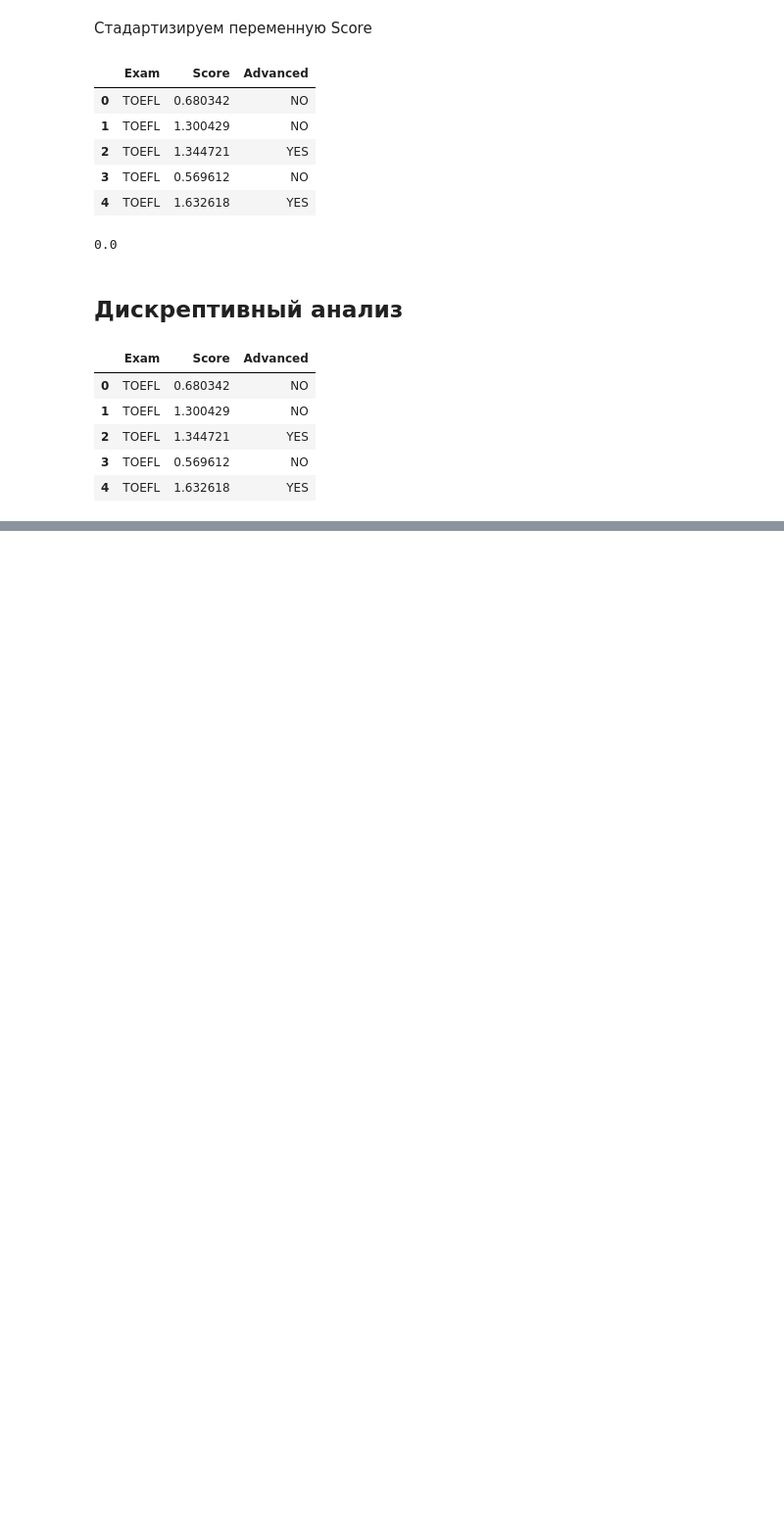
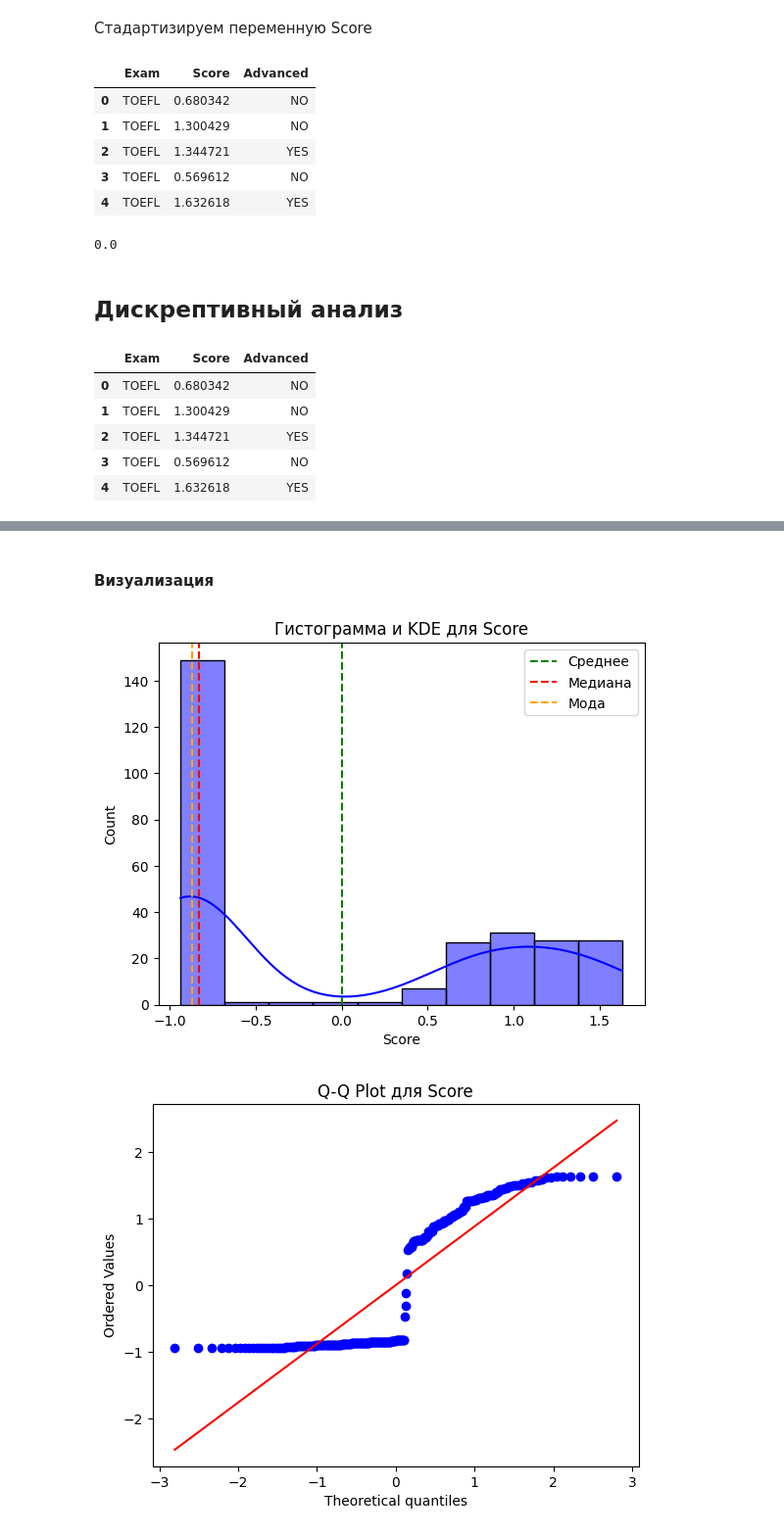
Before and after one commit to matteoxpo/DataScienceStudy, a Jupyter notebook: NSTU/DataAnalysisMethods/CGWork/CGW.ipynb, the cells around one changed output, grey strips where cells are left out. Shown at 98% size. Cells and saved outputs as stored; diff of their text form; code cells hidden in the pictures; blank space fills up the shorter version.

```diff
--- a/NSTU/DataAnalysisMethods/CGWork/CGW.ipynb
+++ b/NSTU/DataAnalysisMethods/CGWork/CGW.ipynb
@@ -204,0 +203,25 @@ AndersonResult(statistic=30.415716974200052, critical_values=array([0.568, 0.647
+# %%
+
+# Основные статистические метрики
+mean_score = eng['Score'].mean()  # Среднее
+median_score = eng['Score'].median()  # Медиана
+mode_score = eng['Score'].mode()[0] # Мода
+std_dev_score = eng['Score'].std()  # Стандартное отклонение
+var_score = eng['Score'].var()  # Дисперсия
+q1_score = eng['Score'].quantile(0.25)  # 25-й процентиль
+q3_score = eng['Score'].quantile(0.75)  # 75-й процентиль
+min_score = eng['Score'].min()  # Минимальное значение
+max_score = eng['Score'].max()  # Максимальное значение
+kurtosis_score = kurtosis(eng['Score'], fisher=True)  # Эксцесс
+skewness_score = skew(eng['Score'])  # Асимметрия
+
+result['Score']['Stats'] = pd.DataFrame({
+    "Метрика": ["Среднее", "Медиана", "Мода", "Стандартное отклонение", "Дисперсия",
+                "Минимум", "Максимум", "25-й процентиль (Q1)", "75-й процентиль (Q3)",
+                "Эксцесс", "Асимметрия"],
+    "Значение": [mean_score, median_score,mode_score, std_dev_score, var_score,
+                 min_score, max_score, q1_score, q3_score,
+                 kurtosis_score, skewness_score]
+})
+
+result['Score']['Stats']
@@ -204,0 +241,18 @@ AndersonResult(statistic=30.415716974200052, critical_values=array([0.568, 0.647
+# %% [markdown]
+#### Визуализация
+# %%
+sns.histplot(eng['Score'], kde=True, color='blue')
+plt.axvline(x=mean_score, color='green', linestyle='--', label='Среднее')
+plt.axvline(x=median_score, color='red', linestyle='--', label='Медиана')
+plt.axvline(x=mode_score, color='orange', linestyle='--', label='Мода')
+plt.title('Гистограмма и KDE для Score')
+plt.legend()
+plt.show()
+
+# Q-Q Plot
+stats.probplot(eng['Score'], dist="norm", plot=plt)
+plt.title("Q-Q Plot для Score")
+plt.show()
+# %% [output]
+[figure, added]
+[figure, added]
```
Also changed, not shown: parts of 60 cells of this notebook.
